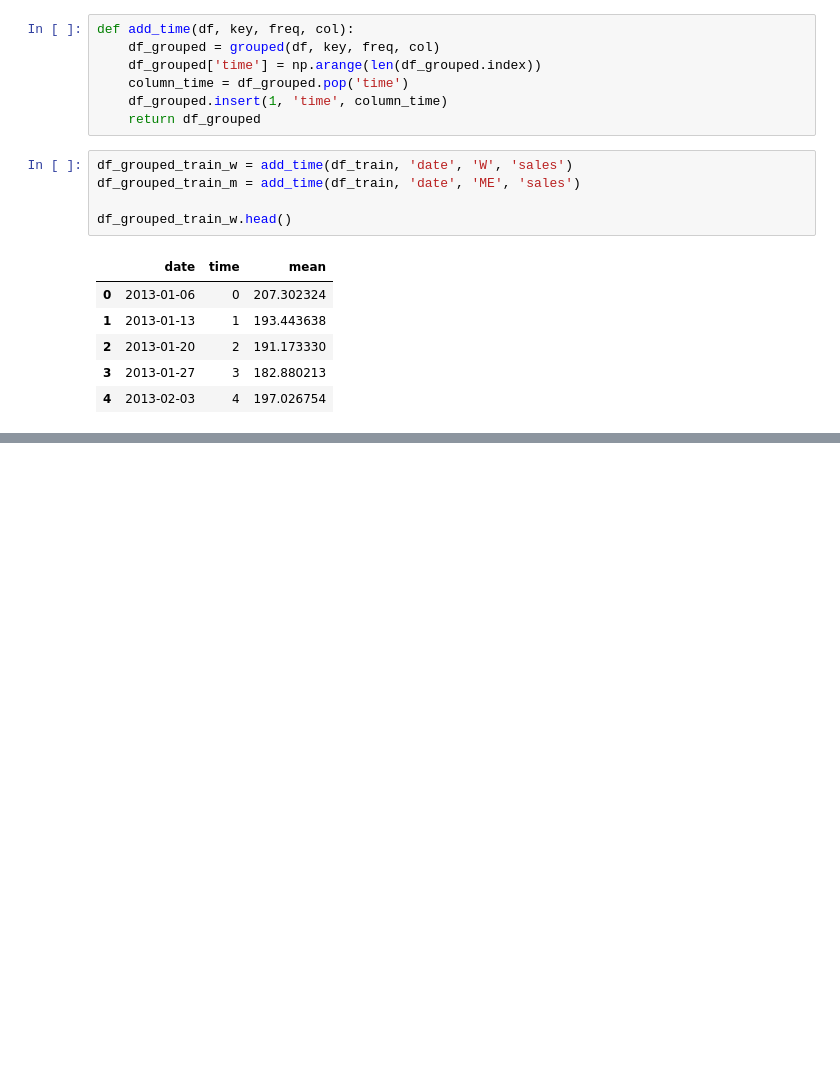
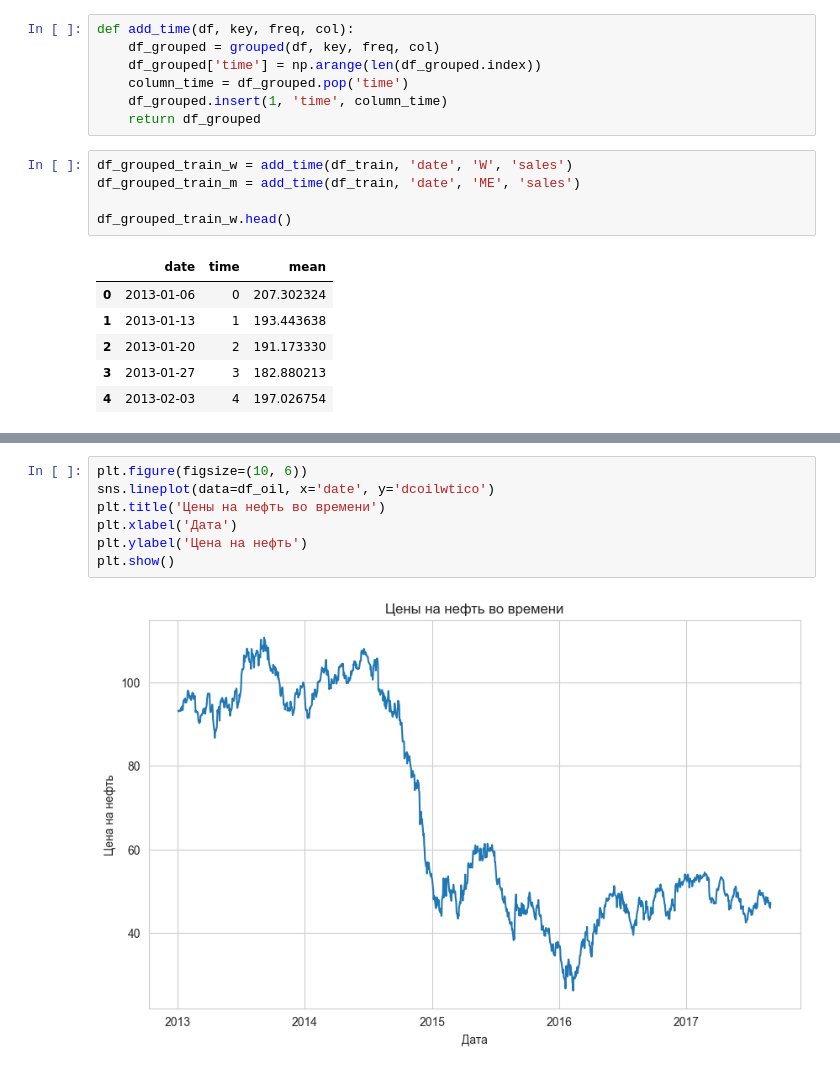
Before and after one commit to NasdormML/Store_Sales_Forecasting, a Jupyter notebook: Fmodel.ipynb, the cells around one changed output, grey strips where cells are left out. Cells and saved outputs as stored; diff of their text form; blank space fills up the shorter version.

```diff
--- a/Fmodel.ipynb
+++ b/Fmodel.ipynb
@@ -139,0 +157,9 @@ df_grouped_train_w.head()
+# %%
+plt.figure(figsize=(10, 6))
+sns.lineplot(data=df_oil, x='date', y='dcoilwtico')
+plt.title('Цены на нефть во времени')
+plt.xlabel('Дата')
+plt.ylabel('Цена на нефть')
+plt.show()
+# %% [output]
+[figure, added]
```
Also changed, not shown: parts of 5 cells of this notebook.
